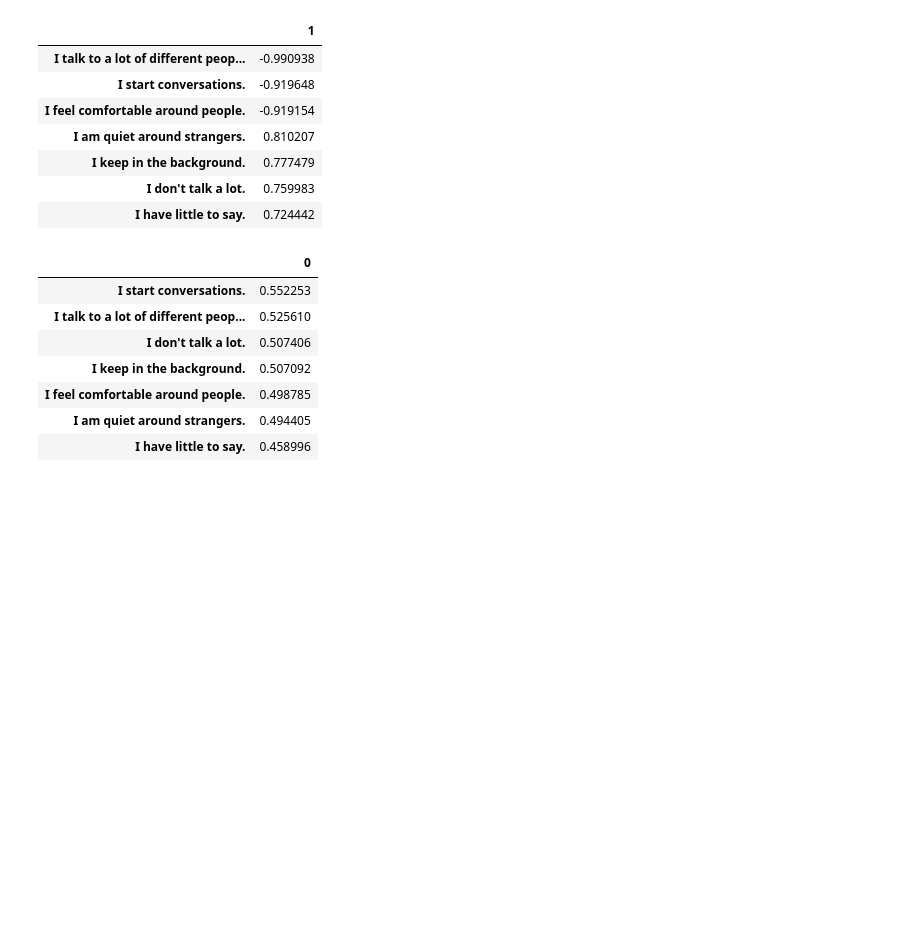
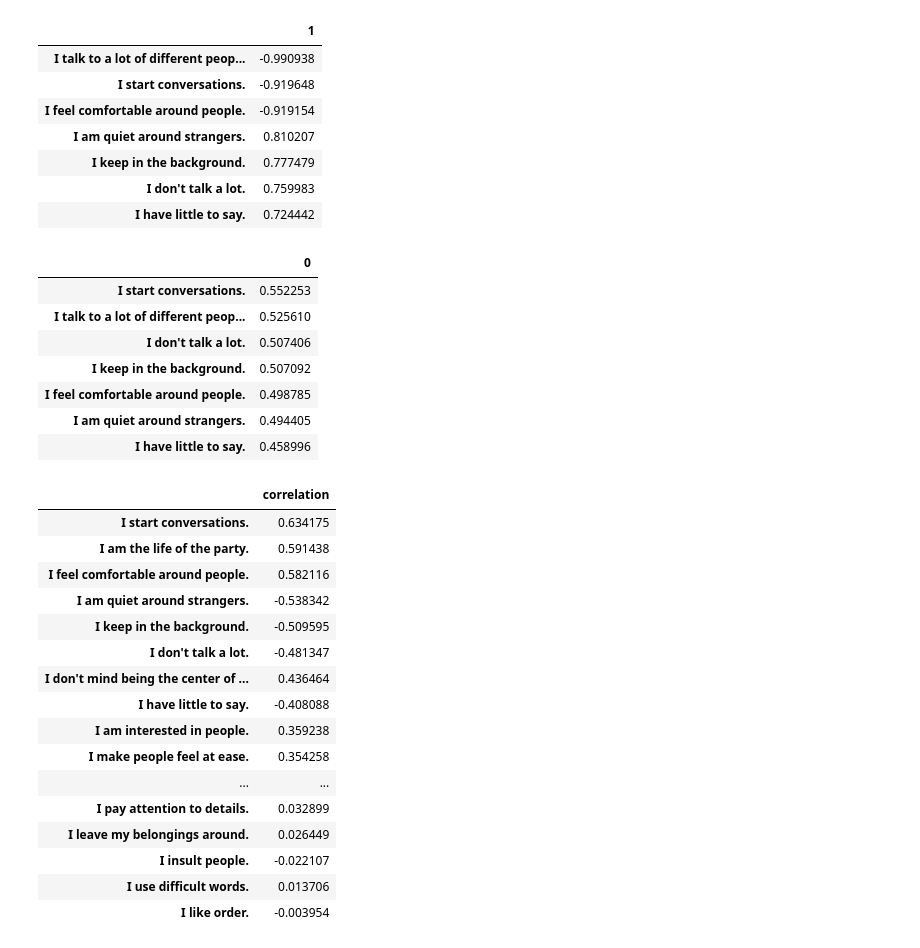
Before and after one commit to vincefav/big-five-age-and-gender, a Jupyter notebook: Big five - Age and gender.ipynb, the cells around one changed output. Saved outputs shown, nothing was run; the diff lists cells and outputs as text; code cells hidden in the pictures; blank space fills up the shorter version.

```diff
--- a/Big five - Age and gender.ipynb
+++ b/Big five - Age and gender.ipynb
@@ -331,3 +347,23 @@ intercorrelations()
 | I feel comfortable around people. | 0.498785 |
 | I am quiet around strangers. | 0.494405 |
 | I have little to say. | 0.458996 |
+# %%
+absolute_correlations('I talk to a lot of different people at parties.', df=data)
+# %% [output]
+|  | correlation |
+| I start conversations. | 0.634175 |
+| I am the life of the party. | 0.591438 |
+| I feel comfortable around people. | 0.582116 |
+| I am quiet around strangers. | -0.538342 |
+| I keep in the background. | -0.509595 |
+| I don't talk a lot. | -0.481347 |
+| I don't mind being the center of ... | 0.436464 |
+| I have little to say. | -0.408088 |
+| I am interested in people. | 0.359238 |
+| I make people feel at ease. | 0.354258 |
+| ... | ... |
+| I pay attention to details. | 0.032899 |
+| I leave my belongings around. | 0.026449 |
+| I insult people. | -0.022107 |
+| I use difficult words. | 0.013706 |
+| I like order. | -0.003954 |
```
Also changed, not shown: parts of 9 cells of this notebook.
